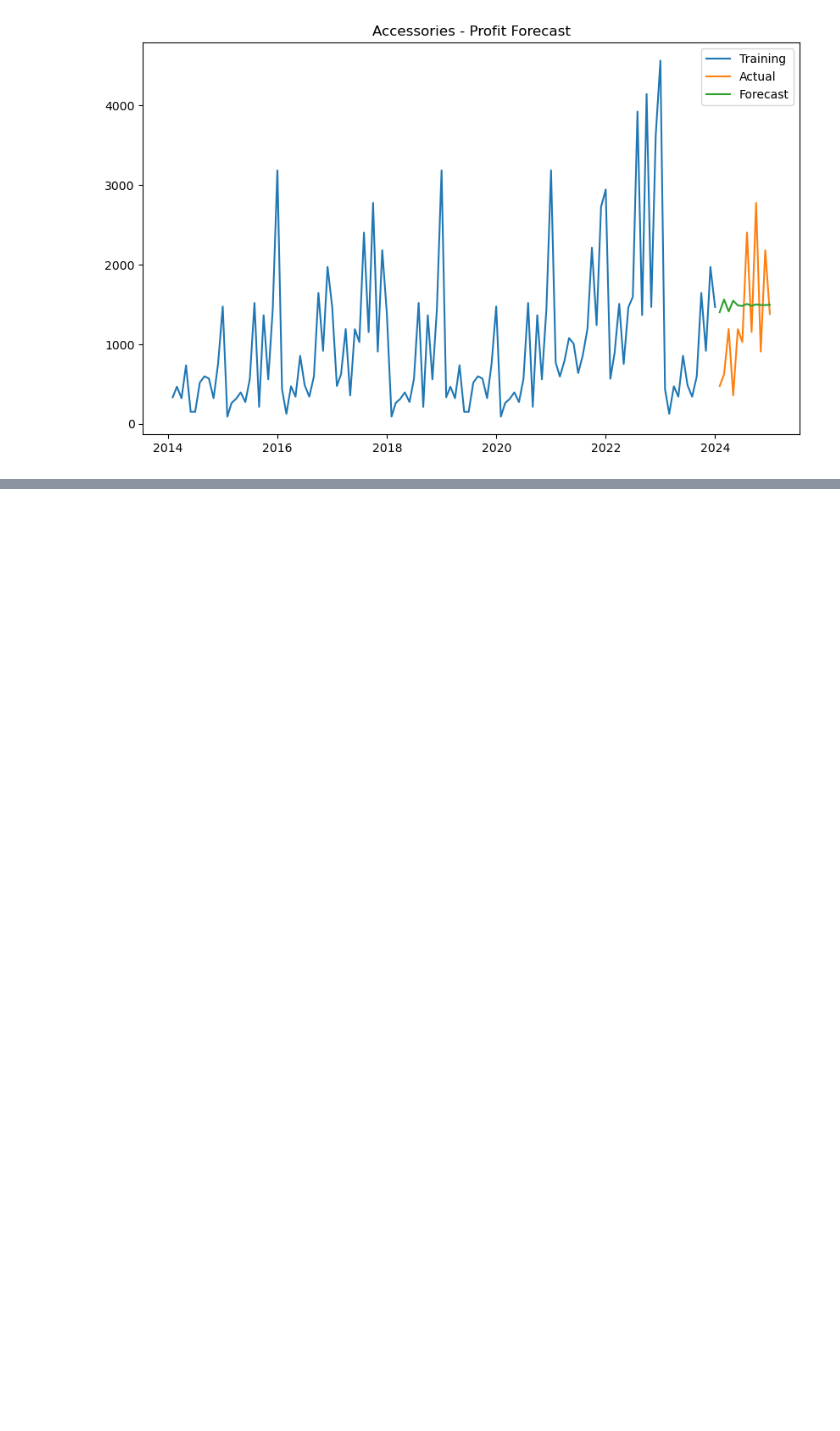
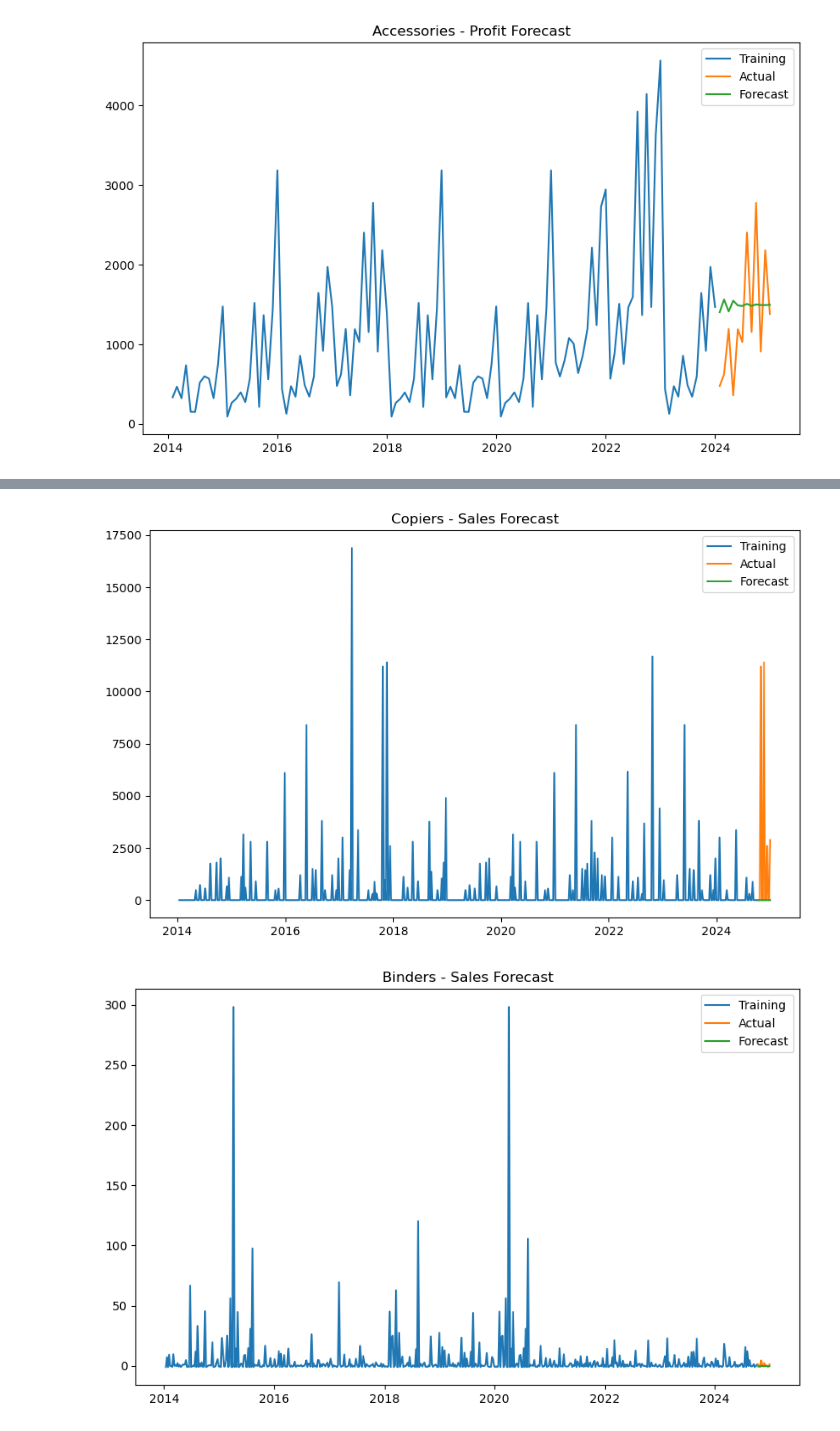
Before and after one commit to abzzer/Forecast-Peak-Ai, a Jupyter notebook: Forecast.ipynb, the cells around one changed output, grey strips where cells are left out. Drawn from its saved outputs; the diff is of its cells as text; code cells hidden in the pictures; blank space fills up the shorter version.

Commit message:
model 2

```diff
--- a/Forecast.ipynb
+++ b/Forecast.ipynb
@@ -268,0 +276,14 @@ ValueError: time data "13/01/2019" doesn't match format "%m/%d/%Y", at position
+# %%
+import numpy as np
+
+# Apply log transformation
+sales_data_agg_log = np.log1p(sales_data_agg)
+profit_data_agg_log = np.log1p(profit_data_agg)
+
+# Differencing to make the series stationary
+sales_data_agg_diff = sales_data_agg_log.diff().dropna()
+profit_data_agg_diff = profit_data_agg_log.diff().dropna()
+
+# Display the transformed data
+print(sales_data_agg_diff.head())
+print(profit_data_agg_diff.head())
@@ -268,0 +305,44 @@ ValueError: time data "13/01/2019" doesn't match format "%m/%d/%Y", at position
+# %%
+from statsmodels.tsa.arima.model import ARIMA
+import matplotlib.pyplot as plt
+
+# Function to fit ARIMA model and plot forecasts
+def fit_arima_and_forecast(data, sub_category, column_name):
+    y = data[sub_category]
+
+    # Train-test split
+    train = y[:-12]
+    test = y[-12:]
+
+    # Fit ARIMA model
+    model = ARIMA(train, order=(5,1,0))
+    model_fit = model.fit()
+
+    # Forecast
+    forecast = model_fit.forecast(steps=12)
+    forecast.index = test.index
+
+    # Reverse the log transformation
+    forecast = np.expm1(forecast)
+    train = np.expm1(train)
+    test = np.expm1(test)
+
+    # Plot results
+    plt.figure(figsize=(10, 6))
+    plt.plot(train, label='Training')
+    plt.plot(test, label='Actual')
+    plt.plot(forecast, label='Forecast')
+    plt.title(f'{sub_category} - {column_name} Forecast')
+    plt.legend()
+    plt.show()
+
+# Apply ARIMA model for each sub-category by sales
+for sub_category in subcategories_sales:
+    fit_arima_and_forecast(sales_data_agg_diff, sub_category, 'Sales')
+
+# Apply ARIMA model for each sub-category by profit
+for sub_category in subcategories_profit:
+    fit_arima_and_forecast(profit_data_agg_diff, sub_category, 'Profit')
+# %% [output]
+[figure, added]
+[figure, added]
```
Also changed, not shown: parts of 3 cells of this notebook.
